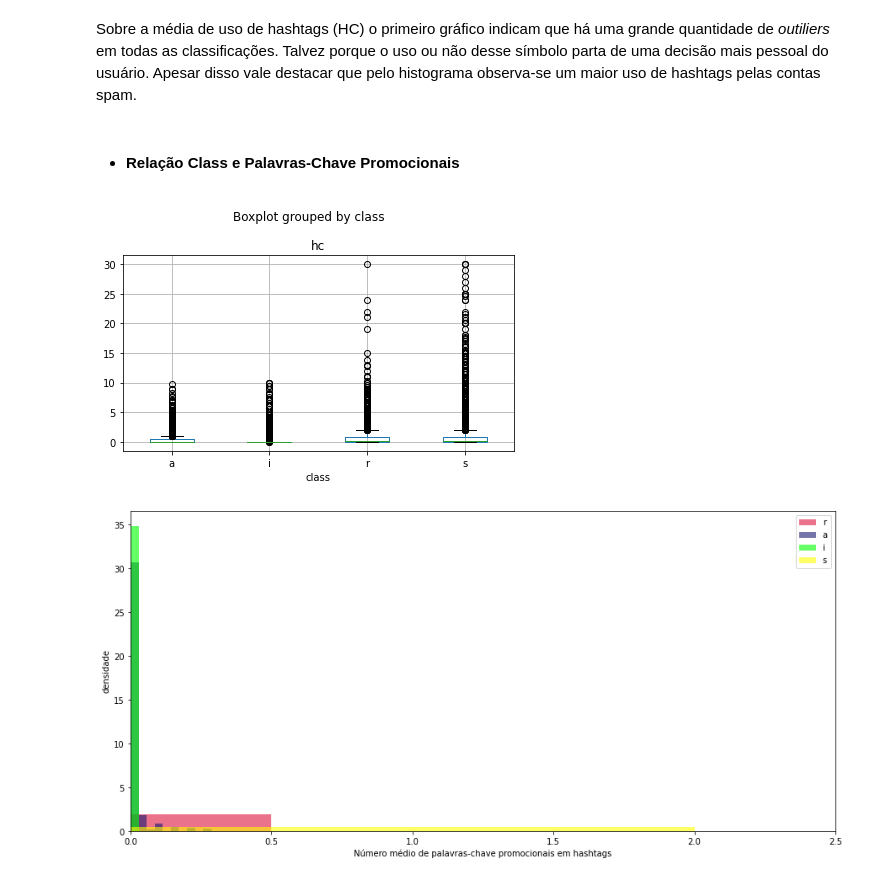
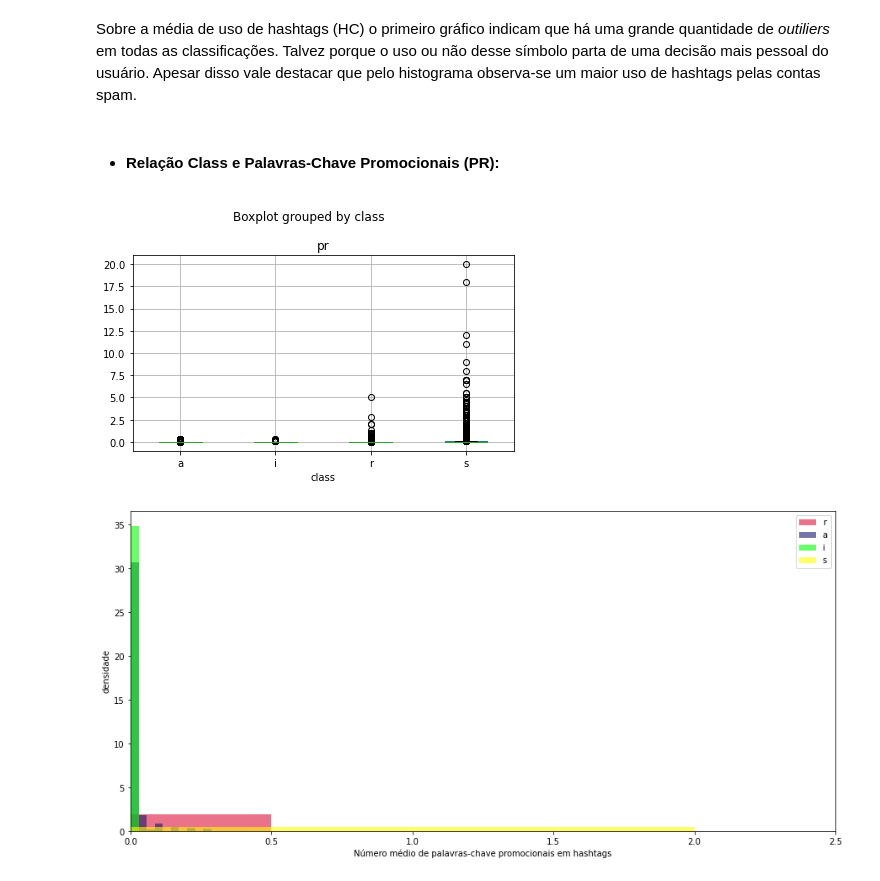
Before and after one commit to ArthurCisotto/P2_CDados, a Jupyter notebook: Projeto_2_CDados.ipynb, the cells around one changed output. Drawn from its saved outputs; the diff is of its cells as text; code cells hidden in the pictures.

```diff
--- a/Projeto_2_CDados.ipynb
+++ b/Projeto_2_CDados.ipynb
@@ -522,13 +510,13 @@ plt.show()
 # %% [markdown]
 Sobre a média de uso de hashtags (HC) o primeiro gráfico indicam que há uma grande quantidade de _outiliers_ em todas as classificações. Talvez porque o uso ou não desse símbolo parta de uma decisão mais pessoal do usuário. Apesar disso vale destacar que pelo histograma observa-se um maior uso de hashtags pelas contas spam.
 # %% [markdown]
-+ #### Relação Class e Palavras-Chave Promocionais
++ #### Relação Class e Palavras-Chave Promocionais (PR):
 # %%
-data.boxplot(column="hc",by="class")
+data.boxplot(column="pr",by="class")
 plt.tight_layout()
 plt.show()
 # %% [output]
-[figure, old version]
+[figure, new version]
 # %%
 fig = plt.figure(figsize=(15, 7))
 perfis_reais['pr'].plot.hist(color=('crimson'), alpha=0.6, density=True)
```
Also changed, not shown: parts of 41 cells of this notebook.
